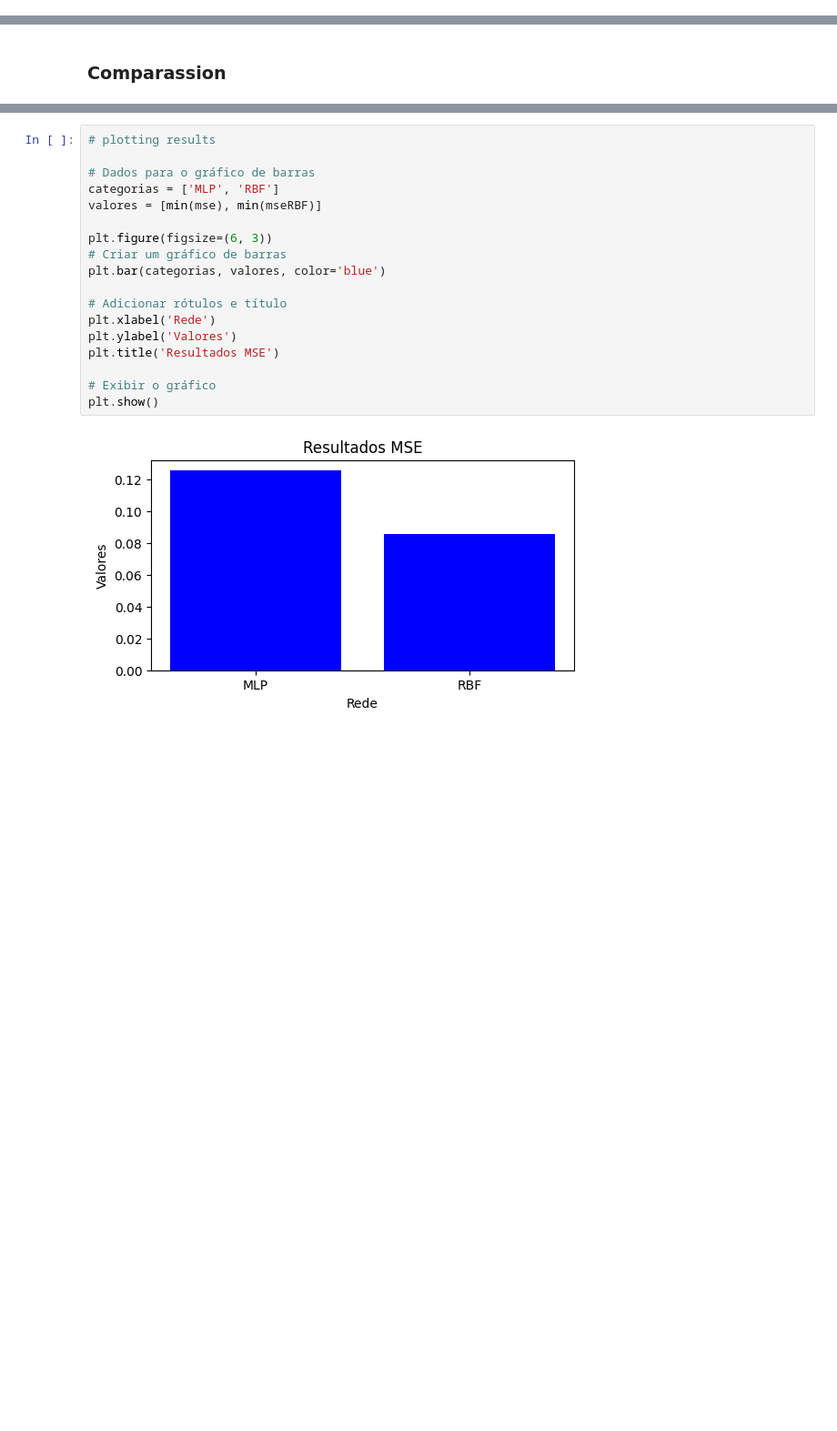
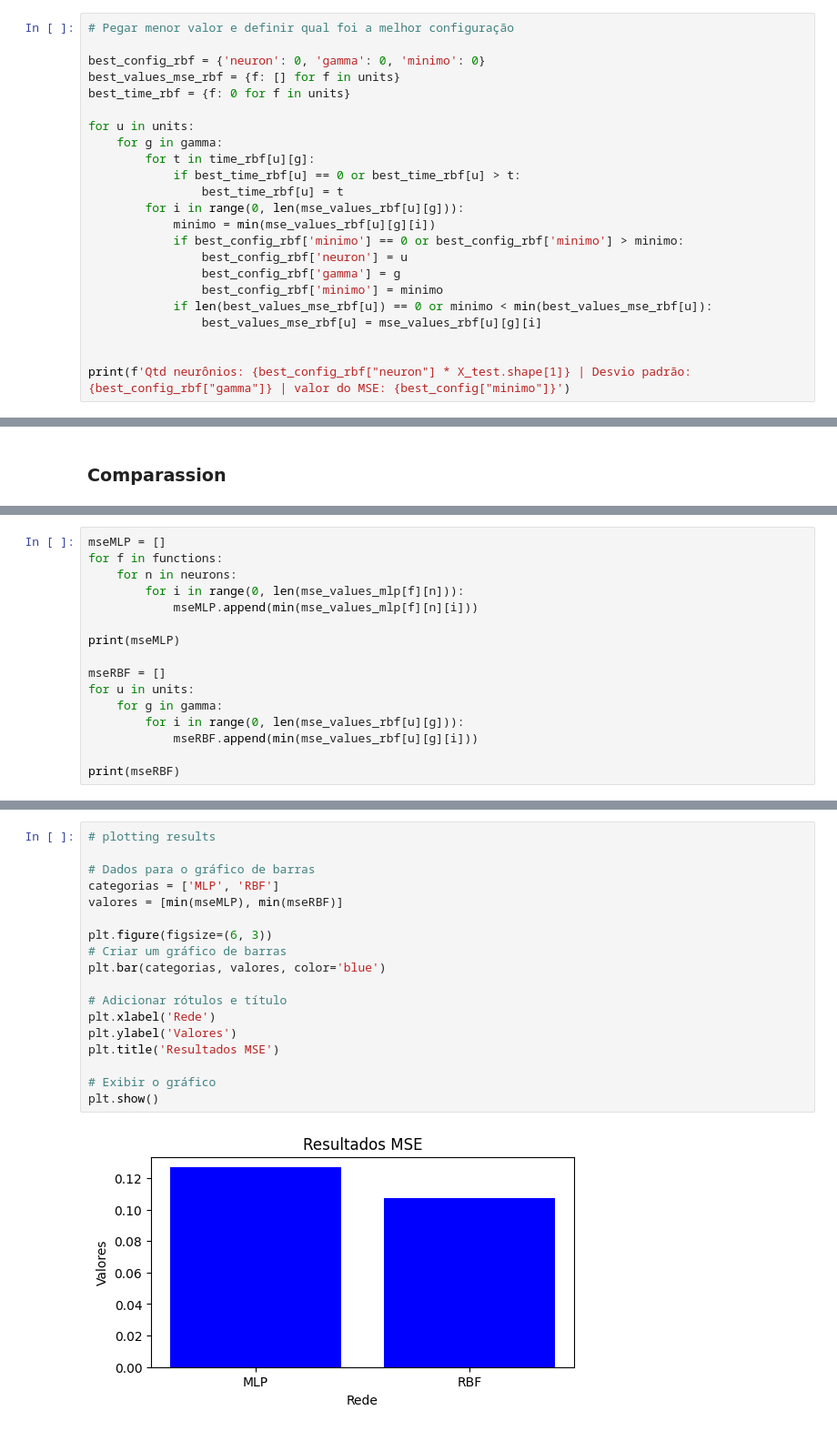
Before and after one commit to alanfm/ICA_trab_1, a Jupyter notebook: [PPGEEC_ICA]_Wave_Energy_Regression.ipynb, the cells around one changed output, grey strips where cells are left out. Shown at 91% size. Drawn from its saved outputs; the diff is of its cells as text; blank space fills up the shorter version.

```diff
--- a/[PPGEEC_ICA]_Wave_Energy_Regression.ipynb
+++ b/[PPGEEC_ICA]_Wave_Energy_Regression.ipynb
@@ -697,0 +727,23 @@ Time: 56.731356382369995 69 neurônios
+# %%
+# Pegar menor valor e definir qual foi a melhor configuração
+
+best_config_rbf = {'neuron': 0, 'gamma': 0, 'minimo': 0}
+best_values_mse_rbf = {f: [] for f in units}
+best_time_rbf = {f: 0 for f in units}
+
+for u in units:
+    for g in gamma:
+        for t in time_rbf[u][g]:
+            if best_time_rbf[u] == 0 or best_time_rbf[u] > t:
+                best_time_rbf[u] = t
+        for i in range(0, len(mse_values_rbf[u][g])):
+            minimo = min(mse_values_rbf[u][g][i])
+            if best_config_rbf['minimo'] == 0 or best_config_rbf['minimo'] > minimo:
+                best_config_rbf['neuron'] = u
+                best_config_rbf['gamma'] = g
+                best_config_rbf['minimo'] = minimo
+            if len(best_values_mse_rbf[u]) == 0 or minimo < min(best_values_mse_rbf[u]):
+                best_values_mse_rbf[u] = mse_values_rbf[u][g][i]
+
+
+print(f'Qtd neurônios: {best_config_rbf["neuron"] * X_test.shape[1]} | Desvio padrão: {best_config_rbf["gamma"]} | valor do MSE: {best_config["minimo"]}')
@@ -722,0 +772,16 @@ print(min(mseRBF))
+# %%
+mseMLP = []
+for f in functions:
+    for n in neurons:
+        for i in range(0, len(mse_values_mlp[f][n])):
+            mseMLP.append(min(mse_values_mlp[f][n][i]))
+
+print(mseMLP)
+
+mseRBF = []
+for u in units:
+    for g in gamma:
+        for i in range(0, len(mse_values_rbf[u][g])):
+            mseRBF.append(min(mse_values_rbf[u][g][i]))
+
+print(mseRBF)
@@ -723,20 +791,20 @@ print(min(mseRBF))
 # %%
 # plotting results
 
 # Dados para o gráfico de barras
 categorias = ['MLP', 'RBF']
-valores = [min(mse), min(mseRBF)]
+valores = [min(mseMLP), min(mseRBF)]
 
 plt.figure(figsize=(6, 3))
 # Criar um gráfico de barras
 plt.bar(categorias, valores, color='blue')
 
 # Adicionar rótulos e título
 plt.xlabel('Rede')
 plt.ylabel('Valores')
 plt.title('Resultados MSE')
 
 # Exibir o gráfico
 plt.show()
 # %% [output]
-[figure, old version]
+[figure, new version]
```
Also changed, not shown: parts of 47 cells of this notebook, 58 other files.
